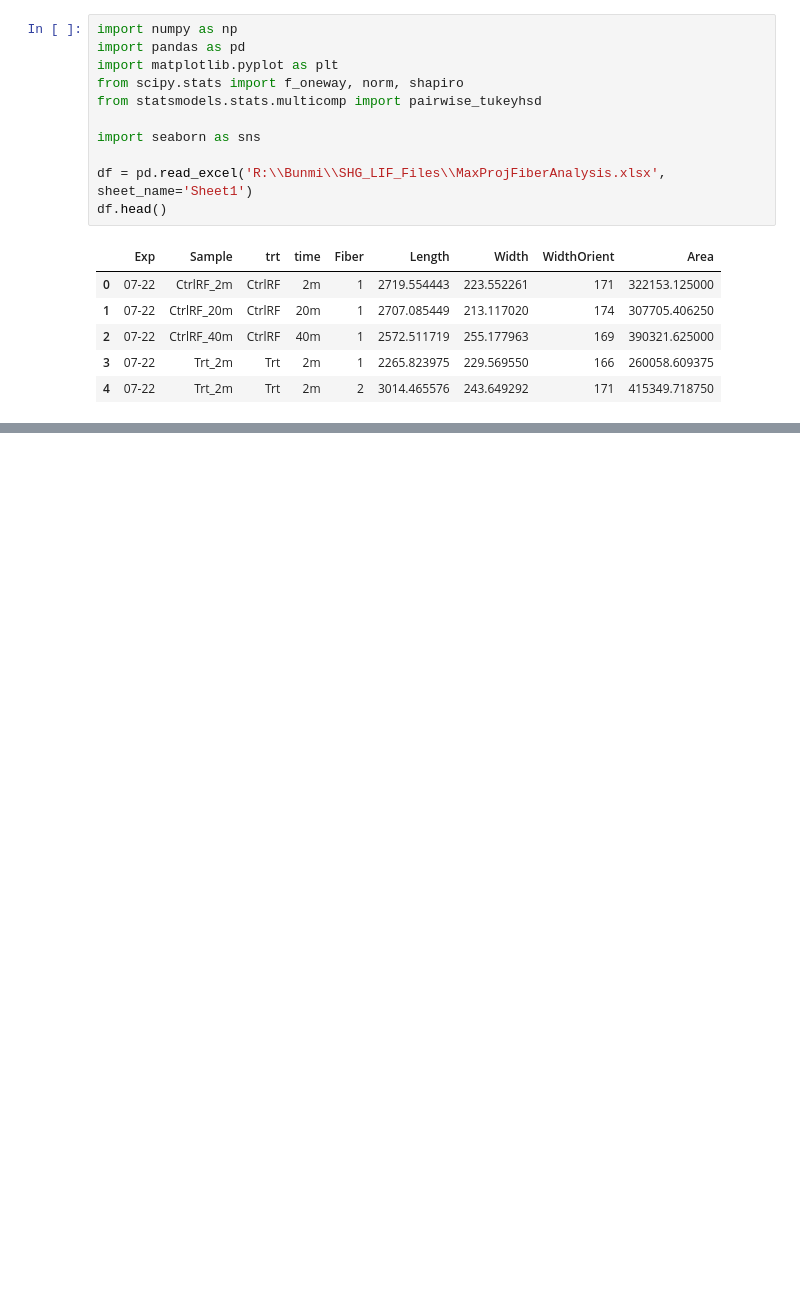
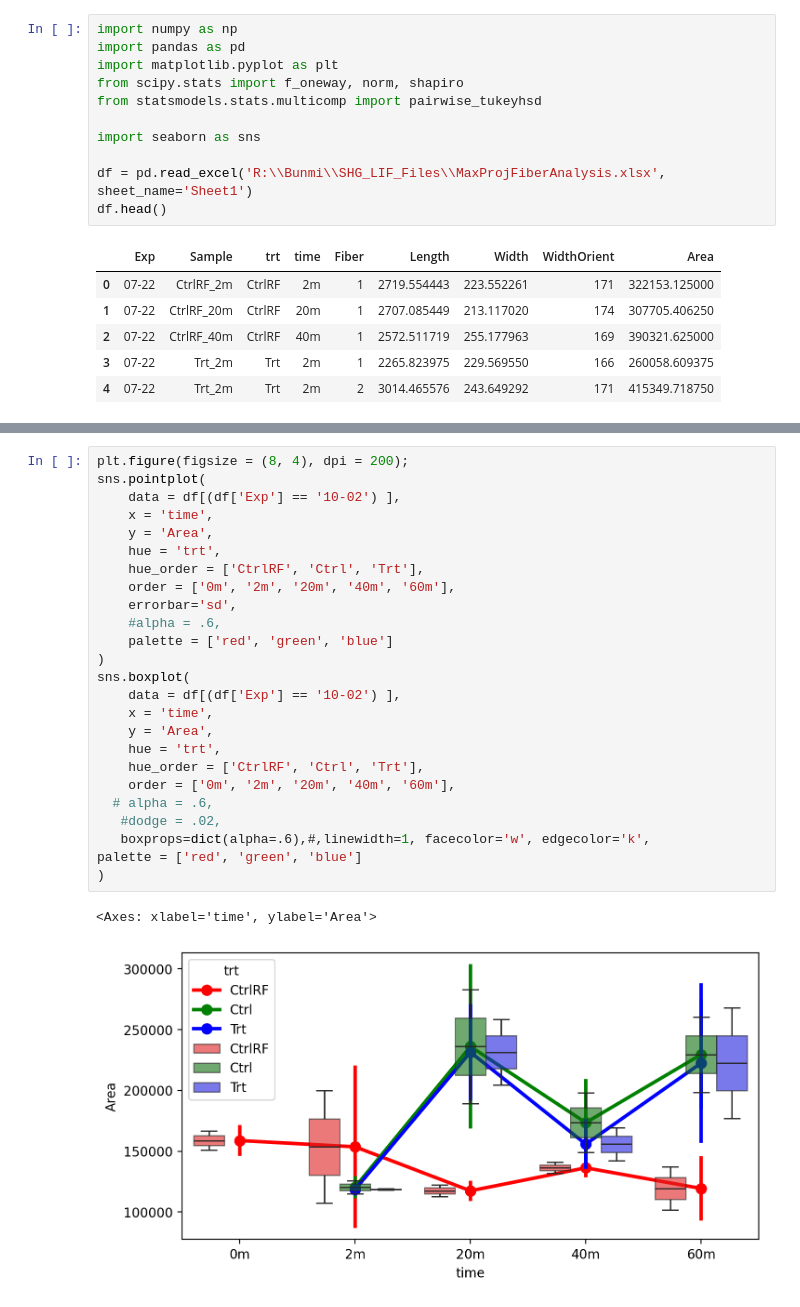
Before and after one commit to bunmiadejimi/Raman_Collagen, a Jupyter notebook: Image_Data_Analysis.ipynb, the cells around one changed output, grey strips where cells are left out. Cells and saved outputs as stored; diff of their text form; blank space fills up the shorter version.

```diff
--- a/Image_Data_Analysis.ipynb
+++ b/Image_Data_Analysis.ipynb
@@ -41,0 +42,28 @@ plt.legend(bbox_to_anchor = (1, 1))
+# %%
+plt.figure(figsize = (8, 4), dpi = 200);
+sns.pointplot(
+    data = df[(df['Exp'] == '10-02') ],
+    x = 'time',
+    y = 'Area',
+    hue = 'trt',
+    hue_order = ['CtrlRF', 'Ctrl', 'Trt'],
+    order = ['0m', '2m', '20m', '40m', '60m'],
+    errorbar='sd',
+    #alpha = .6,
+    palette = ['red', 'green', 'blue']
+)
+sns.boxplot(
+    data = df[(df['Exp'] == '10-02') ],
+    x = 'time',
+    y = 'Area',
+    hue = 'trt',
+    hue_order = ['CtrlRF', 'Ctrl', 'Trt'],
+    order = ['0m', '2m', '20m', '40m', '60m'],
+  # alpha = .6,
+   #dodge = .02,
+   boxprops=dict(alpha=.6),#,linewidth=1, facecolor='w', edgecolor='k',
+palette = ['red', 'green', 'blue']
+)
+# %% [output]
+<Axes: xlabel='time', ylabel='Area'>
+[figure, added]
```
Also changed, not shown: parts of 1 cell of this notebook.
